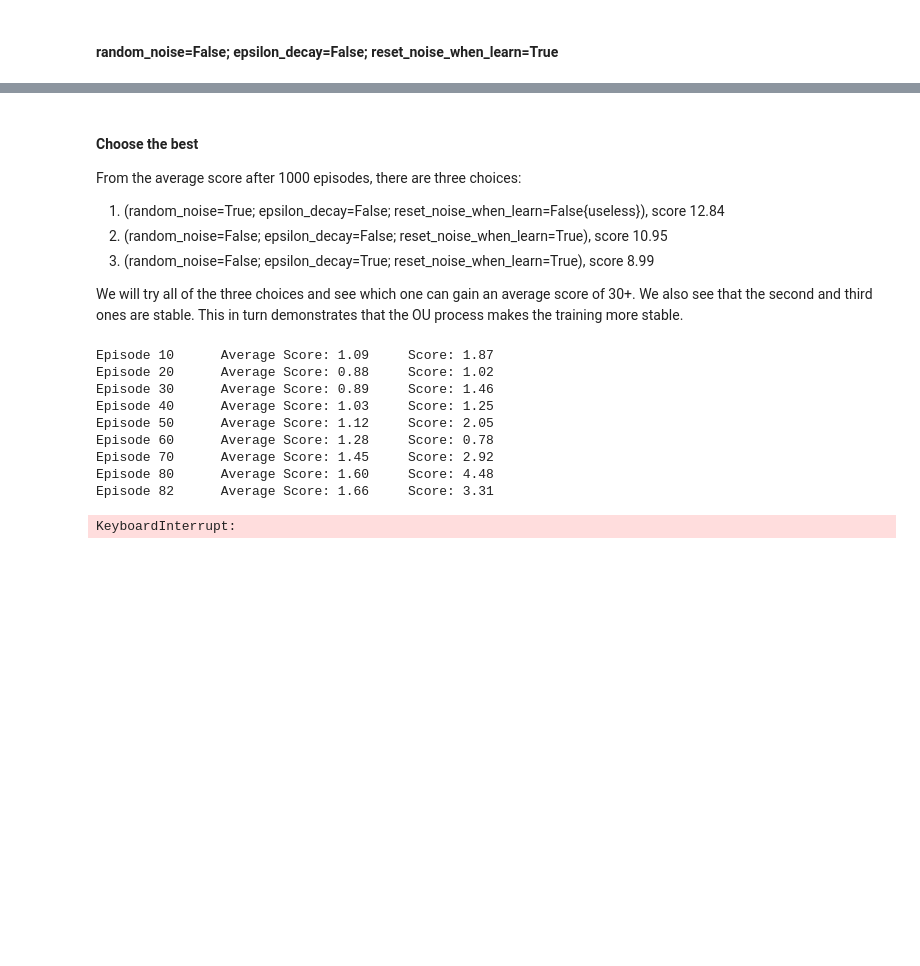
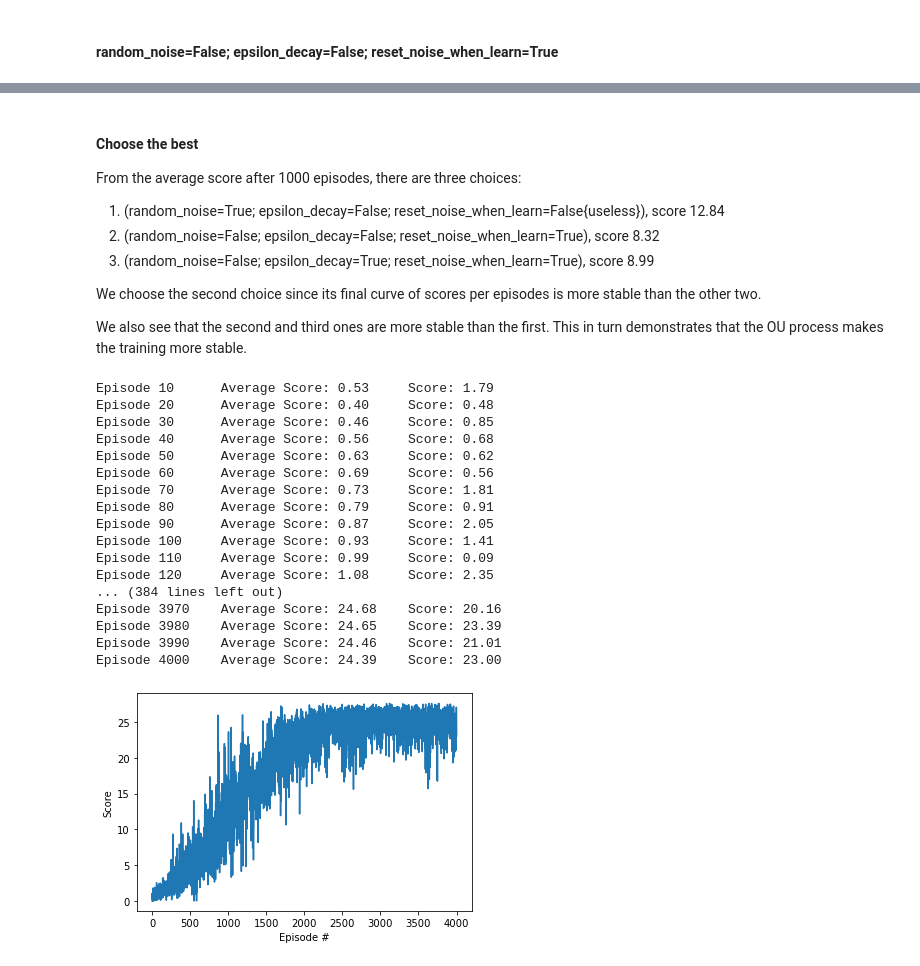
Before and after one commit to Juenjie/Continous-Control, a Jupyter notebook: Continuous_Control.ipynb, the cells around one changed output, grey strips where cells are left out. Saved outputs shown, nothing was run; the diff lists cells and outputs as text; code cells hidden in the pictures; blank space fills up the shorter version.

```diff
--- a/Continuous_Control.ipynb
+++ b/Continuous_Control.ipynb
@@ -610,13 +610,14 @@ Episode 1000    Average Score: 10.95    Score: 15.49
 #### Choose the best
 From the average score after 1000 episodes, there are three choices:
 1. (random_noise=True; epsilon_decay=False; reset_noise_when_learn=False{useless}), score 12.84
-2. (random_noise=False; epsilon_decay=False; reset_noise_when_learn=True), score 10.95
+2. (random_noise=False; epsilon_decay=False; reset_noise_when_learn=True), score 8.32
 3. (random_noise=False; epsilon_decay=True; reset_noise_when_learn=True), score 8.99
 
-We will try all of the three choices and see which one can gain an average score of 30+.
-We also see that the second and third ones are stable. This in turn demonstrates that the OU process makes the training more stable.
+We choose the second choice since its final curve of scores per episodes is more stable than the other two.
+
+We also see that the second and third ones are more stable than the first. This in turn demonstrates that the OU process makes the training more stable.
 # %%
-def ddpg(n_episodes=3000, max_t=700):
+def ddpg(n_episodes=4000, max_t=700):
     scores_deque=deque(maxlen=100)
     scores = []
     max_score = -np.inf
@@ -635,42 +636,50 @@ def ddpg(n_episodes=3000, max_t=700):
             action = agent.act(state,random_noise=False)
             env_info = env.step(action)[brain_name]           # send all actions to the environment
             next_state = env_info.vector_observations       # get next state (for each agent)
 
             reward = env_info.rewards                       # get reward (for each agent)
             done = env_info.local_done[0]
             agent.step(state,action,reward,next_state,done,epsilon_decay=False,noise_reset=True)
             state = next_state
             score += reward[0]
             if done:
                 break
 
         scores_deque.append(score)
         scores.append(score)
         print('\rEpisode {}\tAverage Score: {:.2f}\tScore: {:.2f}'.format(i_episode, np.mean(scores_deque), score), end="")
         if i_episode % 10 == 0:
-            torch.save(agent.actor_local.state_dict(), 'checkpoint_actor_second.pth')
-            torch.save(agent.critic_local.state_dict(), 'checkpoint_critic_second.pth')
+            torch.save(agent.actor_local.state_dict(), 'checkpoint_actor.pth')
+            torch.save(agent.critic_local.state_dict(), 'checkpoint_critic.pth')
             print('\rEpisode {}\tAverage Score: {:.2f}'.format(i_episode, np.mean(scores_deque)))
 
     return scores
 
 agent = Agent(state_size=state_size,action_size=action_size,random_seed=10)
 scores = ddpg()
 
 fig = plt.figure()
 ax = fig.add_subplot(111)
 plt.plot(np.arange(1,len(scores)+1),scores)
 plt.ylabel('Score')
 plt.xlabel('Episode #')
 plt.show()
 # %% [output]
-Episode 10      Average Score: 1.09     Score: 1.87
-Episode 20      Average Score: 0.88     Score: 1.02
-Episode 30      Average Score: 0.89     Score: 1.46
-Episode 40      Average Score: 1.03     Score: 1.25
-Episode 50      Average Score: 1.12     Score: 2.05
-Episode 60      Average Score: 1.28     Score: 0.78
-Episode 70      Average Score: 1.45     Score: 2.92
-Episode 80      Average Score: 1.60     Score: 4.48
-Episode 82      Average Score: 1.66     Score: 3.31
+Episode 10      Average Score: 0.53     Score: 1.79
+Episode 20      Average Score: 0.40     Score: 0.48
+Episode 30      Average Score: 0.46     Score: 0.85
+Episode 40      Average Score: 0.56     Score: 0.68
+Episode 50      Average Score: 0.63     Score: 0.62
+Episode 60      Average Score: 0.69     Score: 0.56
+Episode 70      Average Score: 0.73     Score: 1.81
+Episode 80      Average Score: 0.79     Score: 0.91
+Episode 90      Average Score: 0.87     Score: 2.05
+Episode 100     Average Score: 0.93     Score: 1.41
+Episode 110     Average Score: 0.99     Score: 0.09
+Episode 120     Average Score: 1.08     Score: 2.35
+... (384 lines left out)
+Episode 3970    Average Score: 24.68    Score: 20.16
+Episode 3980    Average Score: 24.65    Score: 23.39
+Episode 3990    Average Score: 24.46    Score: 21.01
+Episode 4000    Average Score: 24.39    Score: 23.00
-KeyboardInterrupt:
+[figure, added]
```
Also changed, not shown: parts of 9 cells of this notebook, 5 other files.
